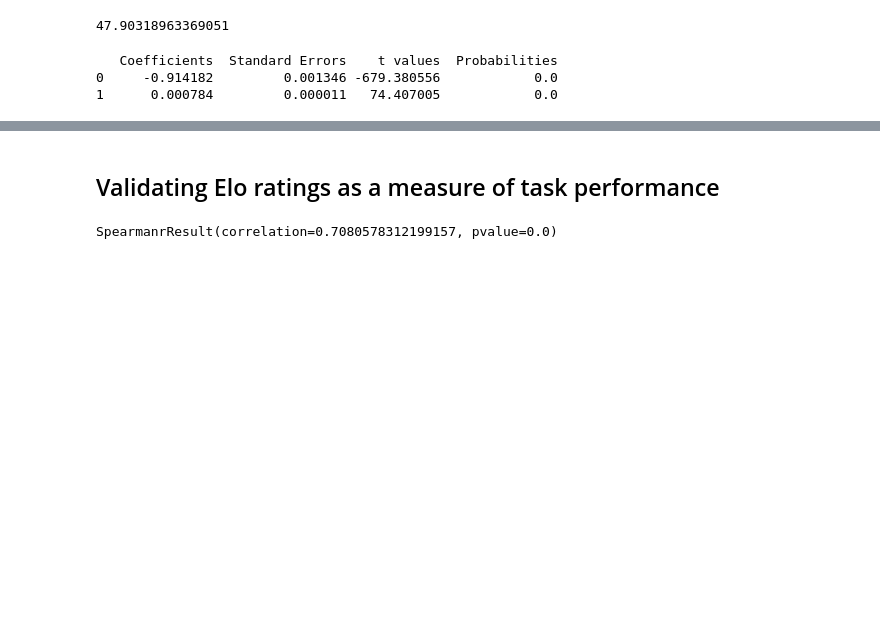
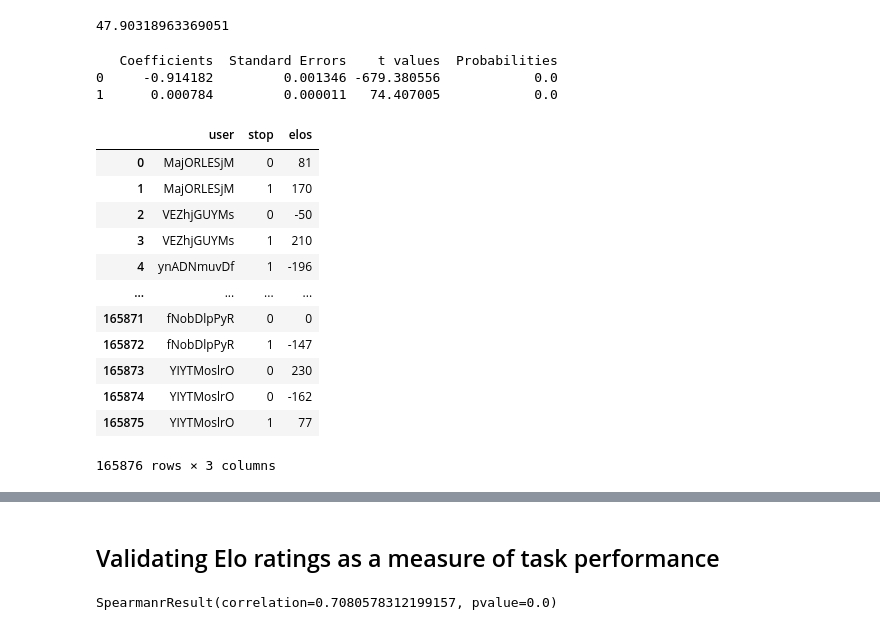
Before and after one commit to ionatankuperwajs/learning-motivation, a Jupyter notebook: dropout_learning.ipynb, the cells around one changed output, grey strips where cells are left out. Cells and saved outputs as stored; diff of their text form; code cells hidden in the pictures; blank space fills up the shorter version.

```diff
--- a/dropout_learning.ipynb
+++ b/dropout_learning.ipynb
@@ -1196,3 +1337,21 @@ print_regression_table(np.asarray(change_elos).reshape(-1,1), stopping, 'logisti
    Coefficients  Standard Errors    t values  Probabilities
 0     -0.914182         0.001346 -679.380556            0.0
 1      0.000784         0.000011   74.407005            0.0
+# %%
+# Convert necessary data to pandas
+df_dict = pd.DataFrame({"user": users, "stop": stopping, "elos": change_elos})
+df_dict
+# %% [output]
+|  | user | stop | elos |
+| 0 | MajORLESjM | 0 | 81 |
+| 1 | MajORLESjM | 1 | 170 |
+| 2 | VEZhjGUYMs | 0 | -50 |
+| 3 | VEZhjGUYMs | 1 | 210 |
+| 4 | ynADNmuvDf | 1 | -196 |
+| ... | ... | ... | ... |
+| 165871 | fNobDlpPyR | 0 | 0 |
+| 165872 | fNobDlpPyR | 1 | -147 |
+| 165873 | YIYTMoslrO | 0 | 230 |
+| 165874 | YIYTMoslrO | 0 | -162 |
+| 165875 | YIYTMoslrO | 1 | 77 |
+165876 rows × 3 columns
```
Also changed, not shown: parts of 25 cells of this notebook.
